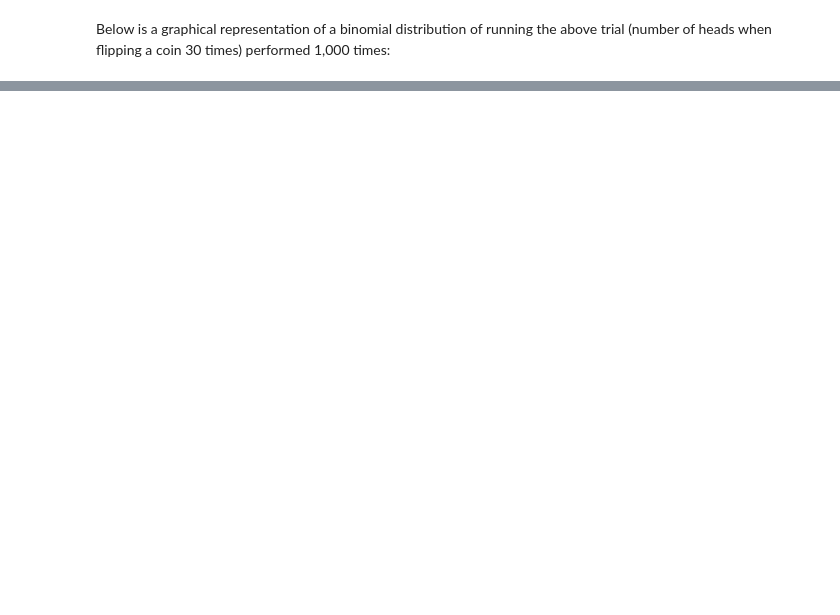
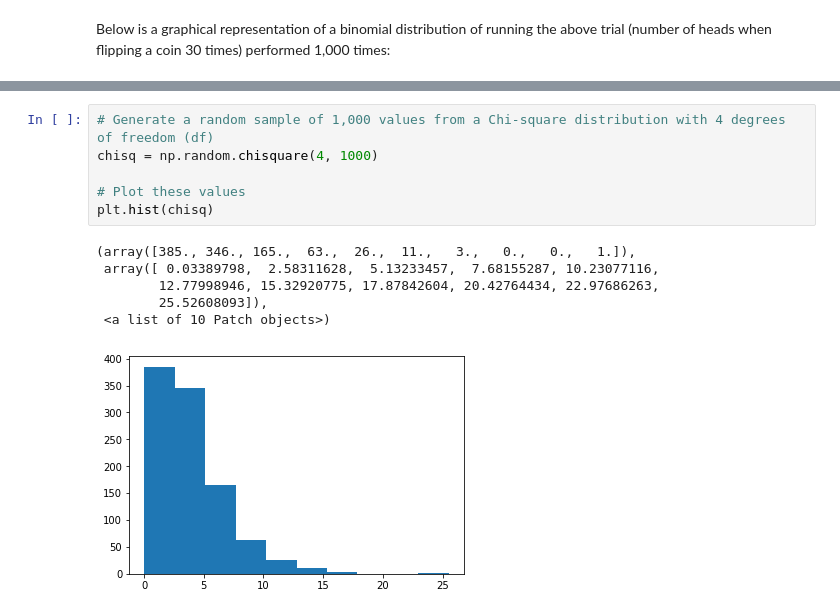
Before and after one commit to thomas-roux/programming-assignment, a Jupyter notebook: programming-assignment.ipynb, the cells around one changed output, grey strips where cells are left out. Drawn from its saved outputs; the diff is of its cells as text; blank space fills up the shorter version.

```diff
--- a/programming-assignment.ipynb
+++ b/programming-assignment.ipynb
@@ -332,0 +370,13 @@ print(s.mean())
+# %%
+# Generate a random sample of 1,000 values from a Chi-square distribution with 4 degrees of freedom (df)
+chisq = np.random.chisquare(4, 1000)
+
+# Plot these values
+plt.hist(chisq)
+# %% [output]
+(array([385., 346., 165.,  63.,  26.,  11.,   3.,   0.,   0.,   1.]),
+ array([ 0.03389798,  2.58311628,  5.13233457,  7.68155287, 10.23077116,
+        12.77998946, 15.32920775, 17.87842604, 20.42764434, 22.97686263,
+        25.52608093]),
+ <a list of 10 Patch objects>)
+[figure, added]
```
Also changed, not shown: parts of 35 cells of this notebook.
